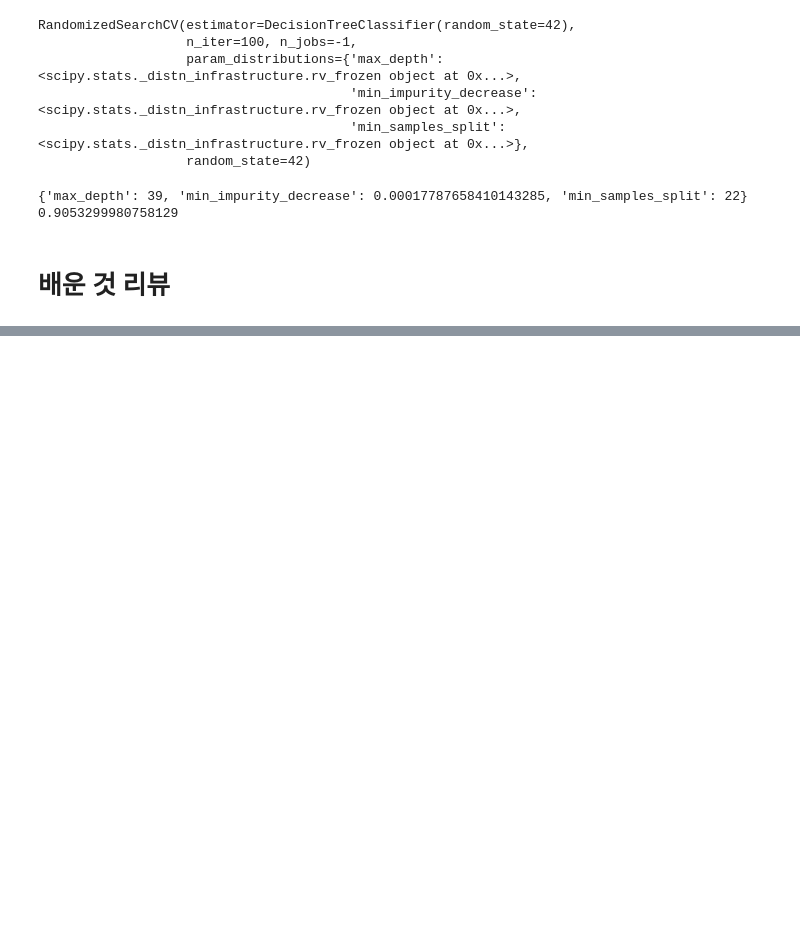
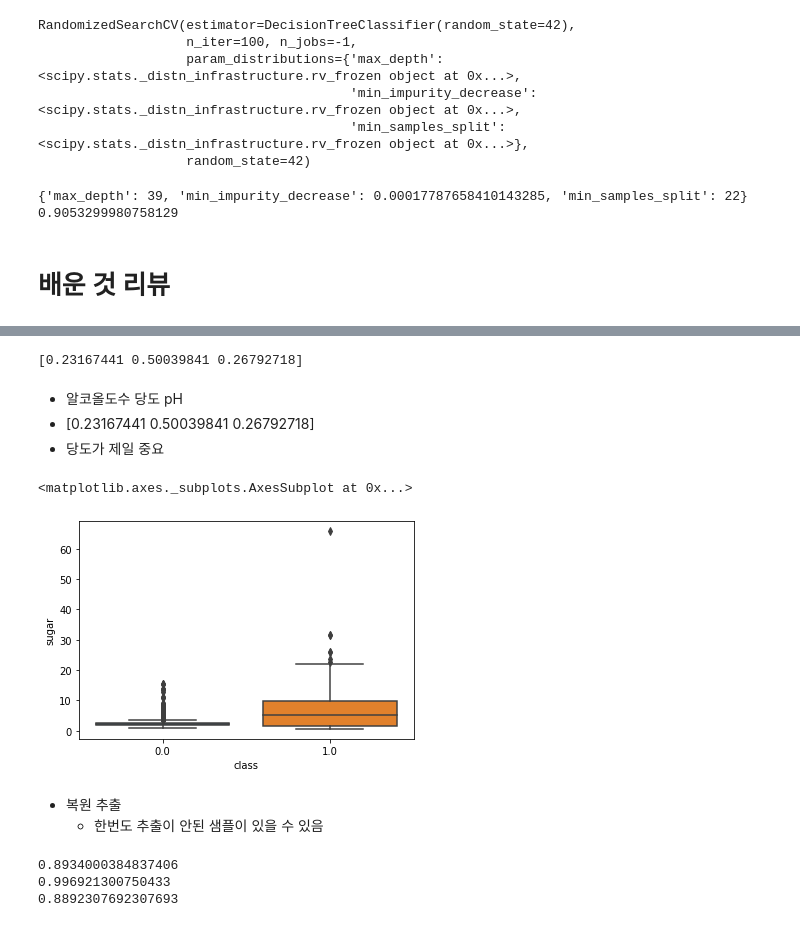
Before and after one commit to rkgh17/Human_edu, a Jupyter notebook: ML_DL_edu/Machine_Learning/python_ml_221020.ipynb, the cells around one changed output, grey strips where cells are left out. Cells and saved outputs as stored; diff of their text form; code cells hidden in the pictures; blank space fills up the shorter version.

```diff
--- a/ML_DL_edu/Machine_Learning/python_ml_221020.ipynb
+++ b/ML_DL_edu/Machine_Learning/python_ml_221020.ipynb
@@ -251,0 +284,34 @@ print(best_dt.score(train_input, train_target))
+# %%
+rf.fit(train_input, train_target)
+
+#
+print(rf.feature_importances_)
+# %% [output]
+[0.23167441 0.50039841 0.26792718]
+# %% [markdown]
+-  알코올도수    당도        pH
+- [0.23167441 0.50039841 0.26792718]
+- 당도가 제일 중요
+# %%
+import seaborn as sns
+# sns.scatterplot(data = wine, x='pH', y='sugar',hue='class')
+sns.boxplot(data = wine, x='class', y='sugar')
+# %% [output]
+<matplotlib.axes._subplots.AxesSubplot at 0x...>
+[figure, added]
+# %% [markdown]
+- 복원 추출
+  - 한번도 추출이 안된 샘플이 있을 수 있음
+# %%
+# 복원추출
+rf = RandomForestClassifier(n_jobs=-1, oob_score=True , random_state=42)
+rf.fit(train_input, train_target)
+#한번도 추출이 안된 샘플
+print(rf.oob_score_) # 검증 세트와 비슷한 느낌
+
+print(rf.score(train_input, train_target))
+print(rf.score(test_input, test_target))
+# %% [output]
+0.8934000384837406
+0.996921300750433
+0.8892307692307693
```
Also changed, not shown: parts of 20 cells of this notebook, 1 other file.
